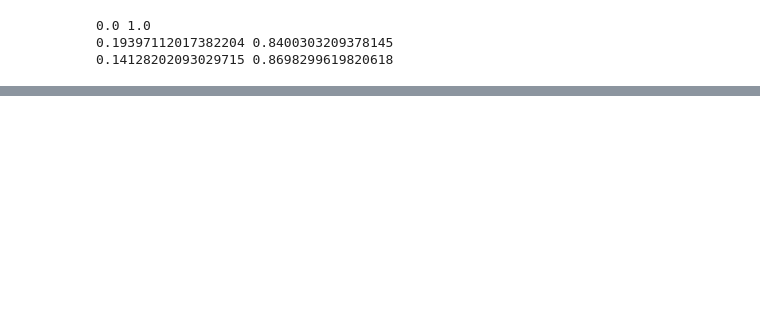
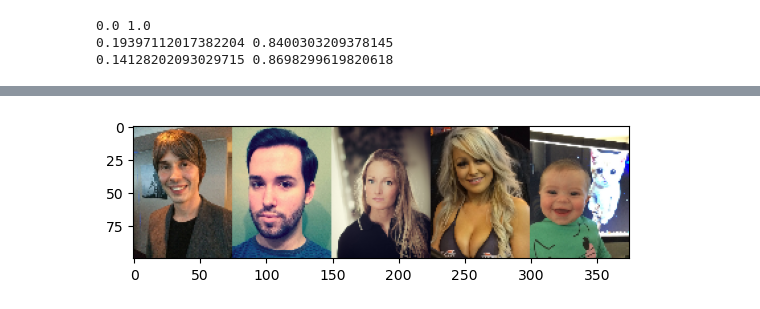
Before and after one commit to JinwooSean888/OldPicture_AiModel, a Jupyter notebook: colorizationModel.ipynb, the cells around one changed output, grey strips where cells are left out. Cells and saved outputs as stored; diff of their text form; code cells hidden in the pictures; blank space fills up the shorter version.

```diff
--- a/colorizationModel.ipynb
+++ b/colorizationModel.ipynb
@@ -194,0 +199,5 @@ plt.show()
+# %%
+plt.imshow(test_images[:5].transpose((1, 0, 2, 3)).reshape((100, -1, 3)), cmap="viridis")
+plt.show()
+# %% [output]
+[figure, added]
```
Also changed, not shown: parts of 19 cells of this notebook, 4 other files.
